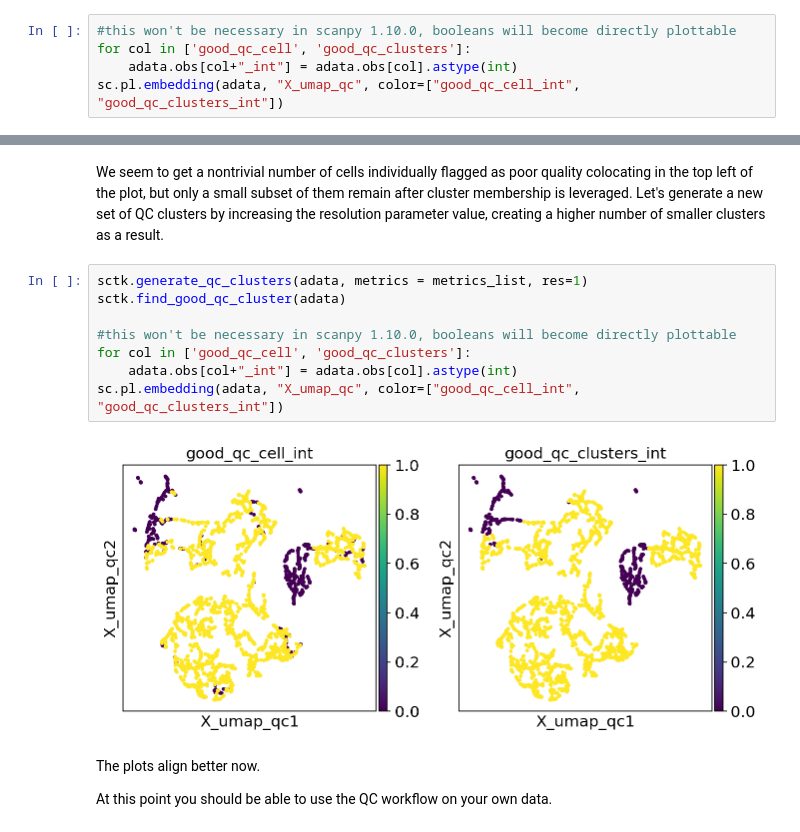
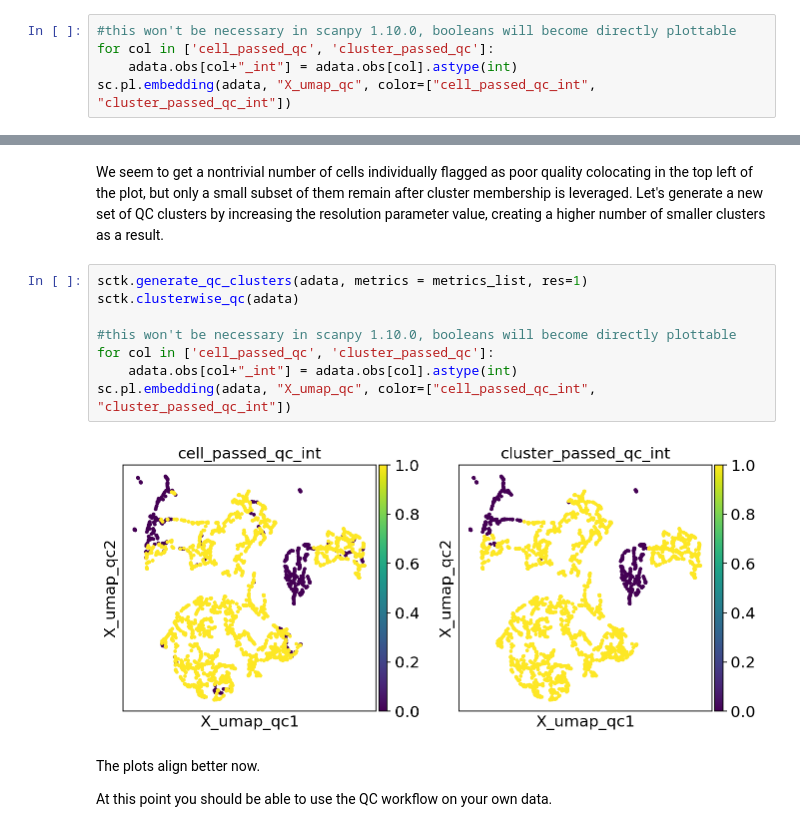
Before and after one commit to Teichlab/sctk, a Jupyter notebook: notebooks/automatic_qc.ipynb, the cells around one changed output, grey strips where cells are left out. Cells and saved outputs as stored; diff of their text form.

```diff
--- a/notebooks/automatic_qc.ipynb
+++ b/notebooks/automatic_qc.ipynb
@@ -136,6 +136,6 @@ The `good_qc_clusters` column is similar to the `good_qc_cell` one - `True` is g
 # %%
 #this won't be necessary in scanpy 1.10.0, booleans will become directly plottable
-for col in ['good_qc_cell', 'good_qc_clusters']:
+for col in ['cell_passed_qc', 'cluster_passed_qc']:
     adata.obs[col+"_int"] = adata.obs[col].astype(int)
-sc.pl.embedding(adata, "X_umap_qc", color=["good_qc_cell_int", "good_qc_clusters_int"])
+sc.pl.embedding(adata, "X_umap_qc", color=["cell_passed_qc_int", "cluster_passed_qc_int"])
 # %% [output]
@@ -144,14 +144,14 @@ sc.pl.embedding(adata, "X_umap_qc", color=["good_qc_cell_int", "good_qc_clusters
 We seem to get a nontrivial number of cells individually flagged as poor quality colocating in the top left of the plot, but only a small subset of them remain after cluster membership is leveraged. Let's generate a new set of QC clusters by increasing the resolution parameter value, creating a higher number of smaller clusters as a result.
 # %%
 sctk.generate_qc_clusters(adata, metrics = metrics_list, res=1)
-sctk.find_good_qc_cluster(adata)
+sctk.clusterwise_qc(adata)
 
 #this won't be necessary in scanpy 1.10.0, booleans will become directly plottable
-for col in ['good_qc_cell', 'good_qc_clusters']:
+for col in ['cell_passed_qc', 'cluster_passed_qc']:
     adata.obs[col+"_int"] = adata.obs[col].astype(int)
-sc.pl.embedding(adata, "X_umap_qc", color=["good_qc_cell_int", "good_qc_clusters_int"])
+sc.pl.embedding(adata, "X_umap_qc", color=["cell_passed_qc_int", "cluster_passed_qc_int"])
 # %% [output]
-[figure, old version]
+[figure, new version]
 # %% [markdown]
 The plots align better now.
 
```
Also changed, not shown: parts of 10 cells of this notebook, 3 other files.
